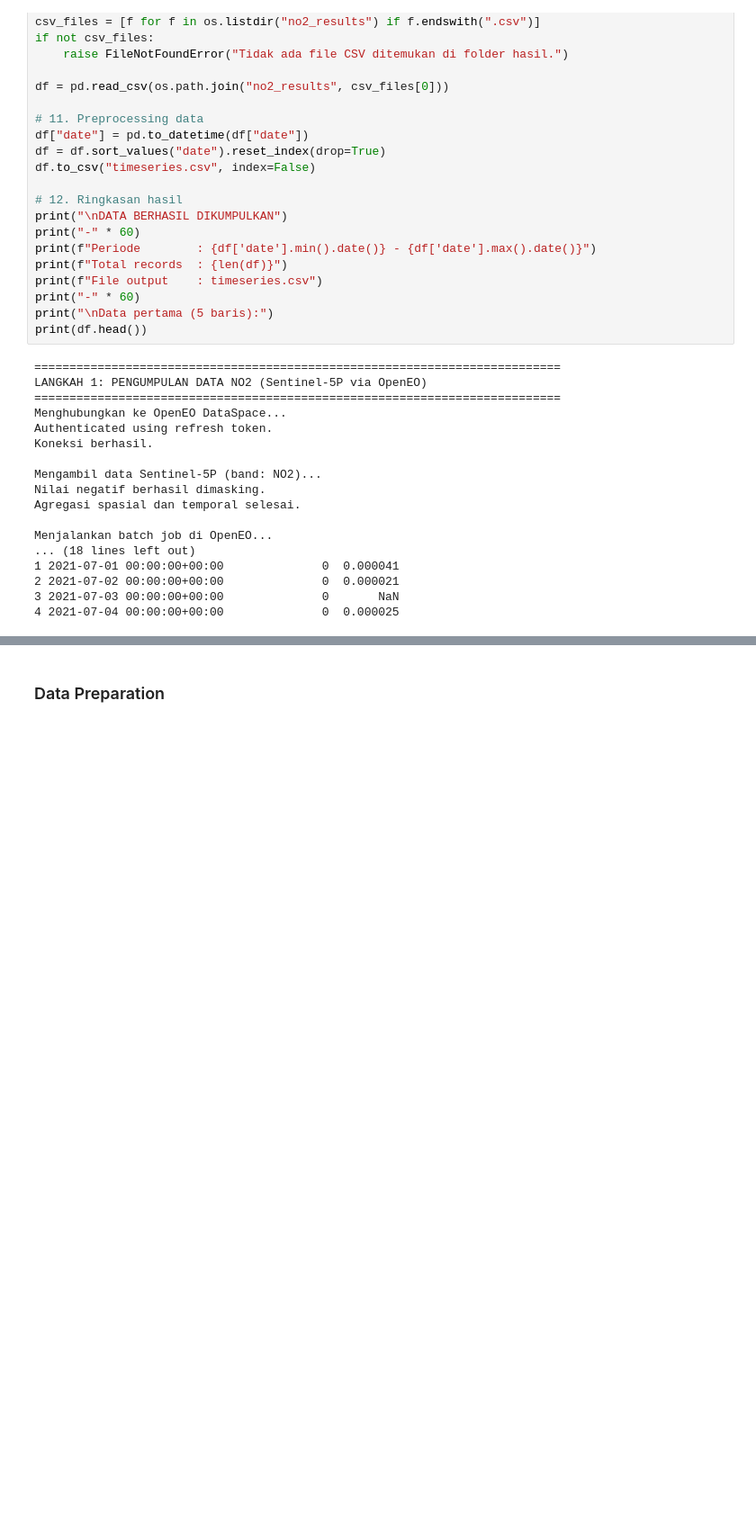
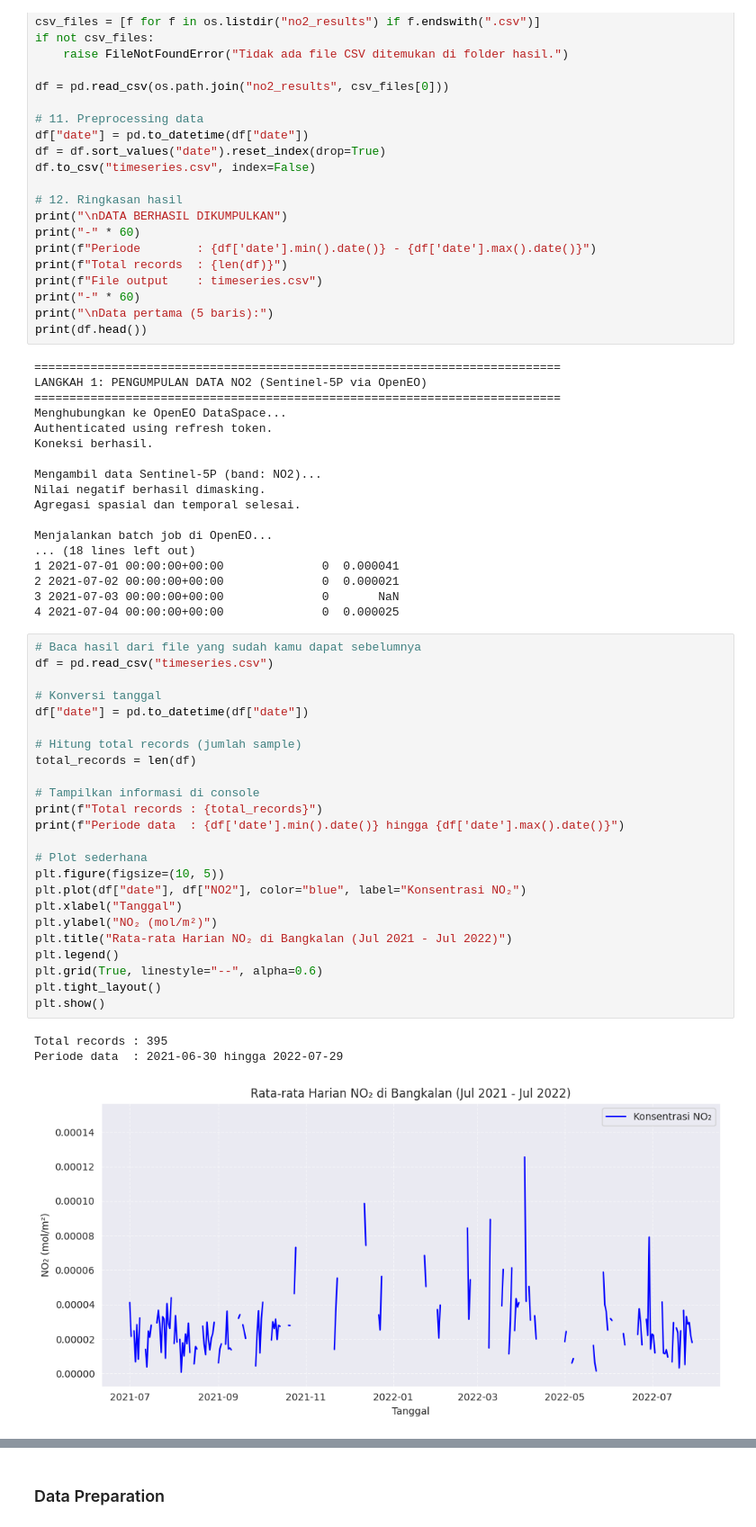
Before and after one commit to nadiatulkhoir30/PSD, a Jupyter notebook: _sources/NO2.ipynb, the cells around one changed output, grey strips where cells are left out. Shown: that part at 90% size. Cells and saved outputs as stored; diff of their text form; blank space fills up the shorter version.

```diff
--- a/_sources/NO2.ipynb
+++ b/_sources/NO2.ipynb
@@ -175,3 +175,31 @@ Menjalankan batch job di OpenEO...
 2 2021-07-02 00:00:00+00:00              0  0.000021
 3 2021-07-03 00:00:00+00:00              0       NaN
 4 2021-07-04 00:00:00+00:00              0  0.000025
+# %%
+# Baca hasil dari file yang sudah kamu dapat sebelumnya
+df = pd.read_csv("timeseries.csv")
+
+# Konversi tanggal
+df["date"] = pd.to_datetime(df["date"])
+
+# Hitung total records (jumlah sample)
+total_records = len(df)
+
+# Tampilkan informasi di console
+print(f"Total records : {total_records}")
+print(f"Periode data  : {df['date'].min().date()} hingga {df['date'].max().date()}")
+
+# Plot sederhana
+plt.figure(figsize=(10, 5))
+plt.plot(df["date"], df["NO2"], color="blue", label="Konsentrasi NO₂")
+plt.xlabel("Tanggal")
+plt.ylabel("NO₂ (mol/m²)")
+plt.title("Rata-rata Harian NO₂ di Bangkalan (Jul 2021 - Jul 2022)")
+plt.legend()
+plt.grid(True, linestyle="--", alpha=0.6)
+plt.tight_layout()
+plt.show()
+# %% [output]
+Total records : 395
+Periode data  : 2021-06-30 hingga 2022-07-29
+[figure, added]
```
Also changed, not shown: parts of 1 cell of this notebook, 4 other files.
